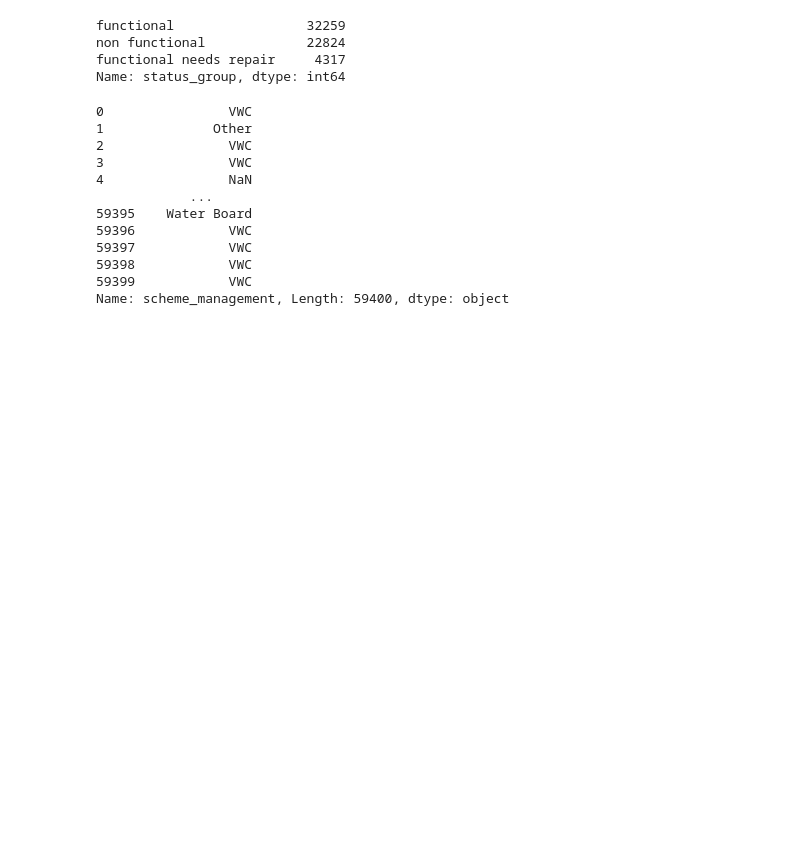
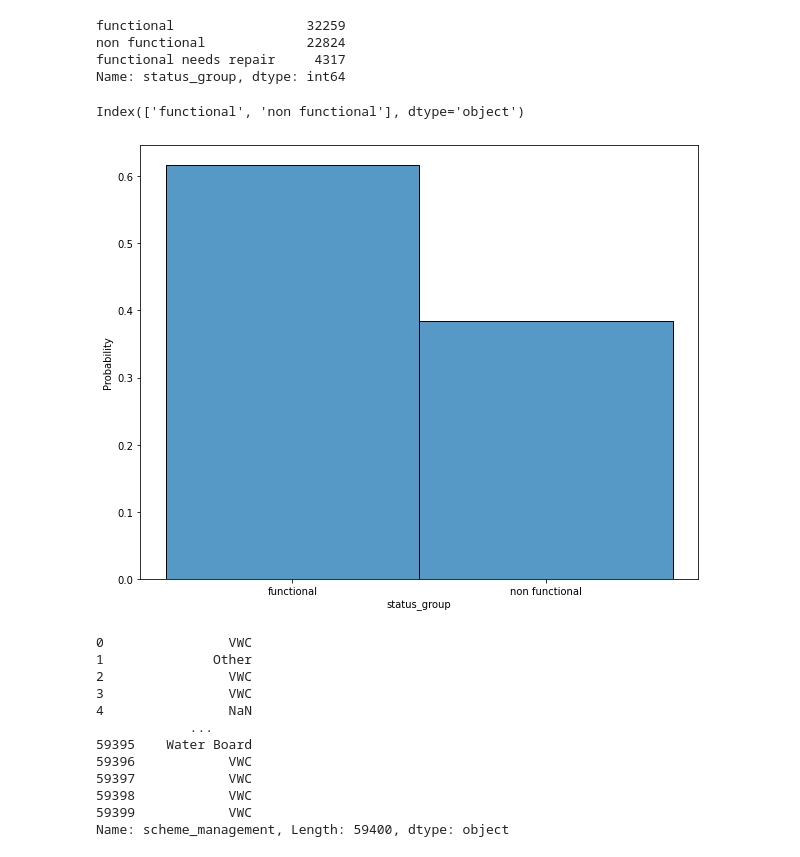
Before and after one commit to ericdnbn/machine_learning_water_pump_data_tanzania, a Jupyter notebook: Eric's Notebook.ipynb, the cells around one changed output. Saved outputs shown, nothing was run; the diff lists cells and outputs as text; code cells hidden in the pictures; blank space fills up the shorter version.

```diff
--- a/Eric's Notebook.ipynb
+++ b/Eric's Notebook.ipynb
@@ -121,6 +139,22 @@ functional                 32259
 non functional             22824
 functional needs repair     4317
 Name: status_group, dtype: int64
+# %%
+df3 = df2.copy()
+
+df3['status_group'] = df3['status_group'].map({'functional':'functional', 'non functional':'non functional','functional needs repair':'functional'})
+
+df3['status_group'].value_counts().index
+# %% [output]
+Index(['functional', 'non functional'], dtype='object')
+# %%
+fig, ax = plt.subplots(figsize=(10,8))
+
+ax = sns.histplot(df3['status_group'], stat='probability')
+
+#x=list(df3['status_group'].value_counts().index), y=list(df3['status_group'].value_counts(normalize=True))
+# %% [output]
+[figure, added]
 # %%
 df['scheme_management']
 # %% [output]
```
Also changed, not shown: parts of 64 cells of this notebook.
